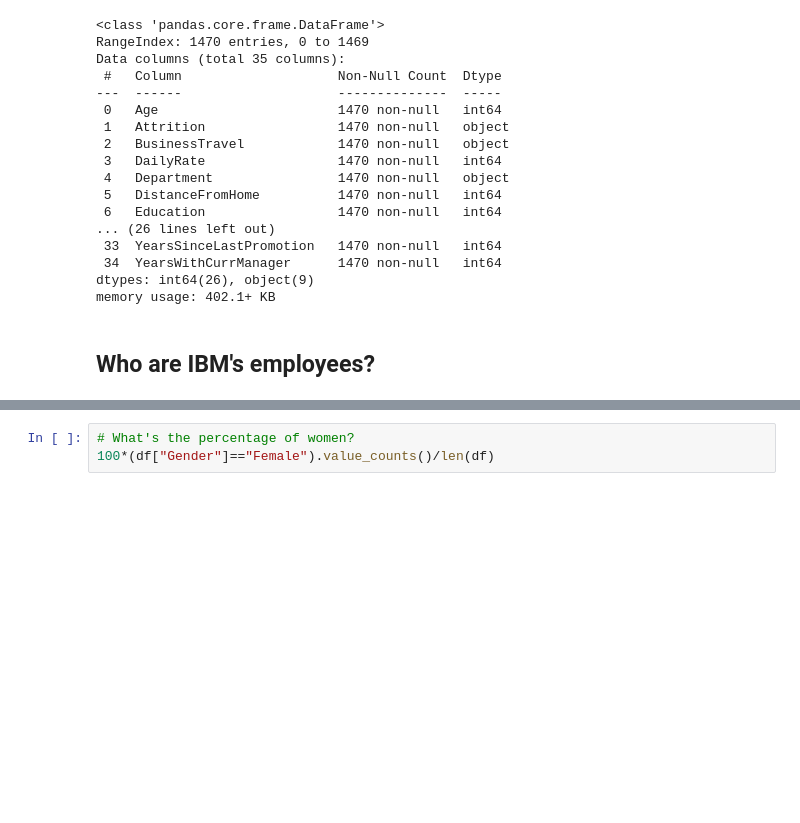
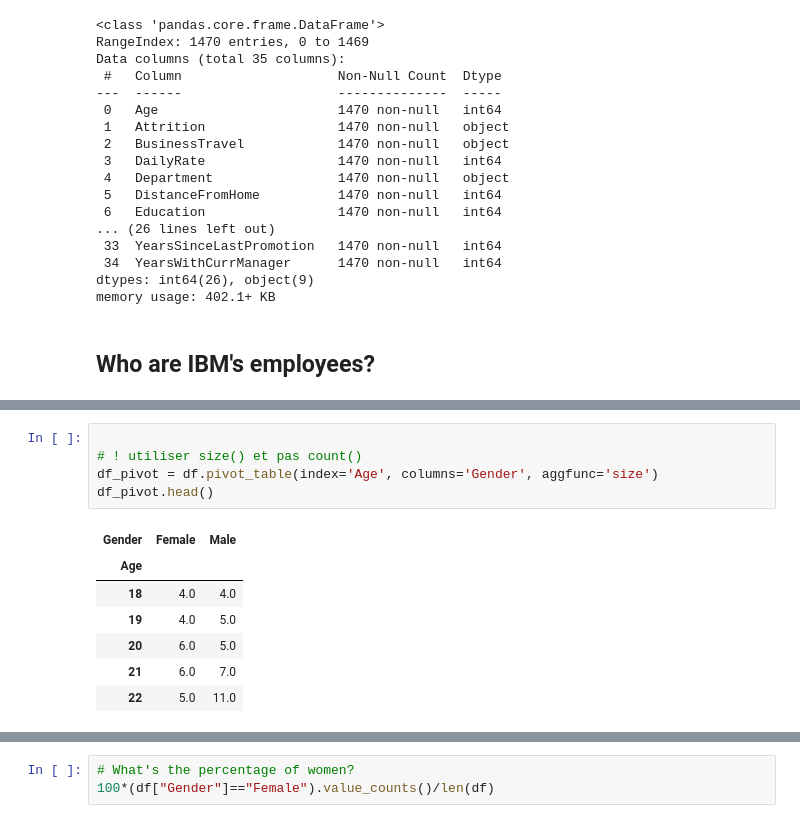
Before and after one commit to 40tude/fullstack_mars_2024, a Jupyter notebook: 02_EDA/J03_lundi_midi.ipynb, the cells around one changed output, grey strips where cells are left out. Drawn from its saved outputs; the diff is of its cells as text; blank space fills up the shorter version.

```diff
--- a/02_EDA/J03_lundi_midi.ipynb
+++ b/02_EDA/J03_lundi_midi.ipynb
@@ -79,0 +121,13 @@ px.histogram(df, x="Age", color="Gender", width=kWidthPx, height=kHeightPx)
+# %%
+
+# ! utiliser size() et pas count()
+df_pivot = df.pivot_table(index='Age', columns='Gender', aggfunc='size')
+df_pivot.head()
+# %% [output]
+| Gender | Female | Male |
+| Age |  |  |
+| 18 | 4.0 | 4.0 |
+| 19 | 4.0 | 5.0 |
+| 20 | 6.0 | 5.0 |
+| 21 | 6.0 | 7.0 |
+| 22 | 5.0 | 11.0 |
```
Also changed, not shown: parts of 74 cells of this notebook, 2 other files.
